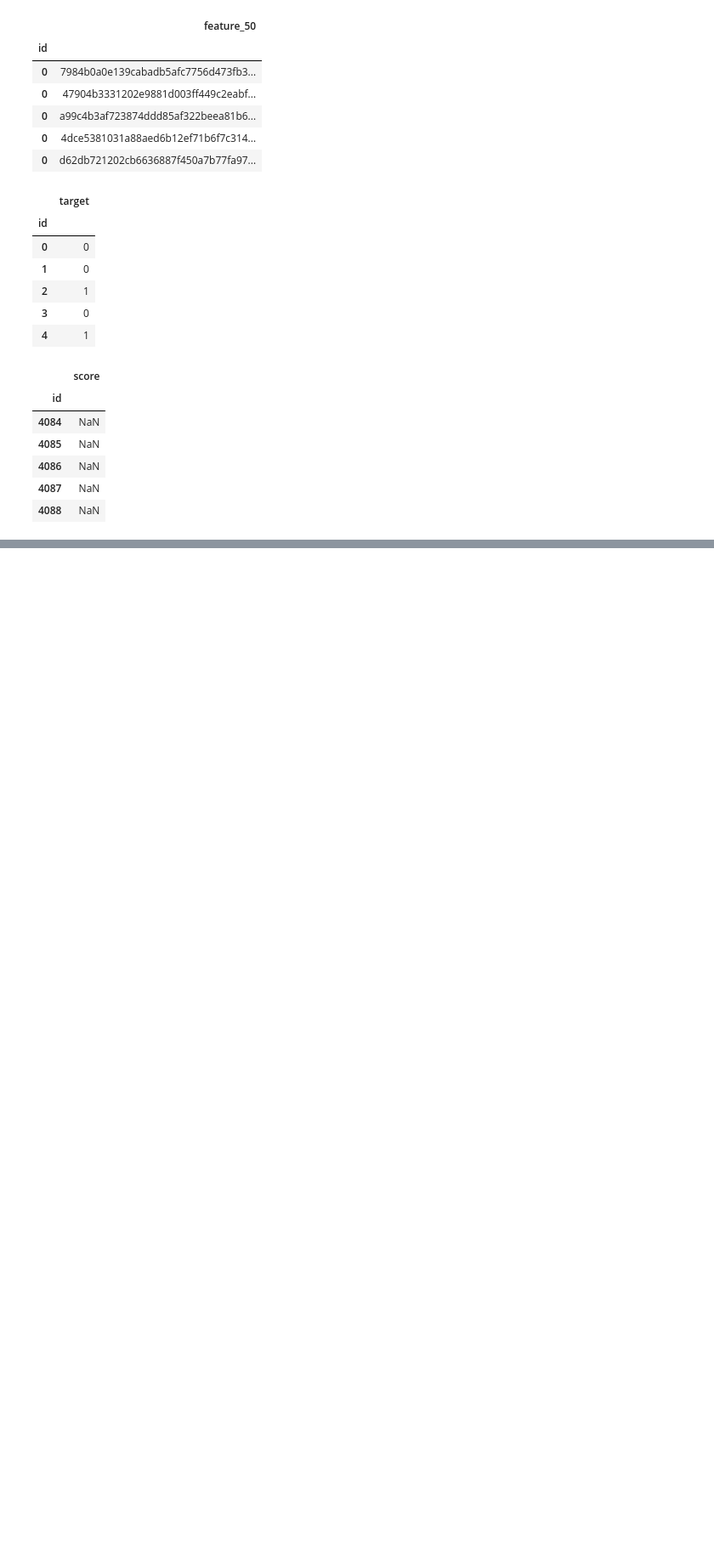
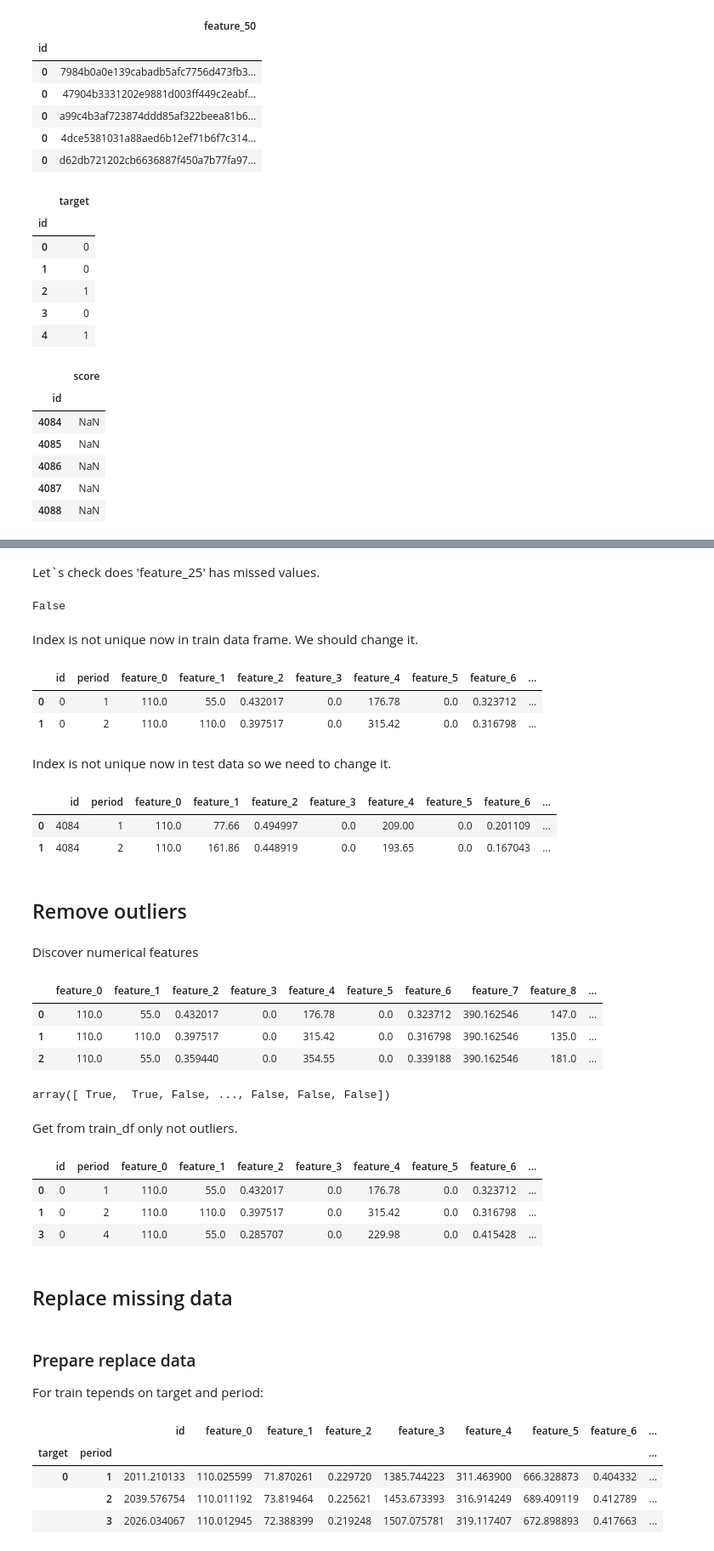
Before and after one commit to JavaStudentAlex/Kyivstar_big_data_school_trial_task, a Jupyter notebook: decision.ipynb, the cells around one changed output, grey strips where cells are left out. Shown at 85% size. Drawn from its saved outputs; the diff is of its cells as text; code cells hidden in the pictures; blank space fills up the shorter version.

```diff
--- a/decision.ipynb
+++ b/decision.ipynb
@@ -61,0 +129,69 @@ test_df.head()
+# %% [markdown]
+Let`s check does 'feature_25' has missed values.
+# %%
+features["feature_25"].isnull().any()
+# %% [output]
+False
+# %% [markdown]
+Index is not unique now in train data frame. We should change it.
+# %%
+train_df = train_df.reset_index()
+train_df.head(2)
+# %% [output]
+|  | id | period | feature_0 | feature_1 | feature_2 | feature_3 | feature_4 | feature_5 | feature_6 | ... |
+| 0 | 0 | 1 | 110.0 | 55.0 | 0.432017 | 0.0 | 176.78 | 0.0 | 0.323712 | ... |
+| 1 | 0 | 2 | 110.0 | 110.0 | 0.397517 | 0.0 | 315.42 | 0.0 | 0.316798 | ... |
+# %% [markdown]
+Index is not unique now in test data so we need to change it.
+# %%
+test_df = test_df.reset_index()
+test_df.head(2)
+# %% [output]
+|  | id | period | feature_0 | feature_1 | feature_2 | feature_3 | feature_4 | feature_5 | feature_6 | ... |
+| 0 | 4084 | 1 | 110.0 | 77.66 | 0.494997 | 0.0 | 209.00 | 0.0 | 0.201109 | ... |
+| 1 | 4084 | 2 | 110.0 | 161.86 | 0.448919 | 0.0 | 193.65 | 0.0 | 0.167043 | ... |
+# %% [markdown]
+## Remove outliers
+# %% [markdown]
+Discover numerical features
+# %%
+not_numerical_features = ["period", "feature_25", "id"]
+numerical_features = [feature for feature in features.columns if feature not in not_numerical_features]
+train_num_df = train_df[numerical_features]
+train_num_df = train_num_df.fillna(train_num_df.mean())
+train_num_df.head(3)
+# %% [output]
+|  | feature_0 | feature_1 | feature_2 | feature_3 | feature_4 | feature_5 | feature_6 | feature_7 | feature_8 | ... |
+| 0 | 110.0 | 55.0 | 0.432017 | 0.0 | 176.78 | 0.0 | 0.323712 | 390.162546 | 147.0 | ... |
+| 1 | 110.0 | 110.0 | 0.397517 | 0.0 | 315.42 | 0.0 | 0.316798 | 390.162546 | 135.0 | ... |
+| 2 | 110.0 | 55.0 | 0.359440 | 0.0 | 354.55 | 0.0 | 0.339188 | 390.162546 | 181.0 | ... |
+# %%
+res = np.abs(train_num_df - train_num_df.mean()) <= (3 * train_num_df.std())
+outliers_index = res.all(axis=1).values
+outliers_index
+# %% [output]
+array([ True,  True, False, ..., False, False, False])
+# %% [markdown]
+Get from train_df only not outliers.
+# %%
+train_df = train_df[outliers_index]
+train_df.head(3)
+# %% [output]
+|  | id | period | feature_0 | feature_1 | feature_2 | feature_3 | feature_4 | feature_5 | feature_6 | ... |
+| 0 | 0 | 1 | 110.0 | 55.0 | 0.432017 | 0.0 | 176.78 | 0.0 | 0.323712 | ... |
+| 1 | 0 | 2 | 110.0 | 110.0 | 0.397517 | 0.0 | 315.42 | 0.0 | 0.316798 | ... |
+| 3 | 0 | 4 | 110.0 | 55.0 | 0.285707 | 0.0 | 229.98 | 0.0 | 0.415428 | ... |
+# %% [markdown]
+## Replace missing data
+# %% [markdown]
+### Prepare replace data
+For train tepends on target and period:
+# %%
+train_mean_values = train_df.groupby(["target", "period"]).mean().fillna(0)
+train_mean_values.head(3)
+# %% [output]
+|  |  | id | feature_0 | feature_1 | feature_2 | feature_3 | feature_4 | feature_5 | feature_6 | ... |
+| target | period |  |  |  |  |  |  |  |  | ... |
+| 0 | 1 | 2011.210133 | 110.025599 | 71.870261 | 0.229720 | 1385.744223 | 311.463900 | 666.328873 | 0.404332 | ... |
+|  | 2 | 2039.576754 | 110.011192 | 73.819464 | 0.225621 | 1453.673393 | 316.914249 | 689.409119 | 0.412789 | ... |
+|  | 3 | 2026.034067 | 110.012945 | 72.388399 | 0.219248 | 1507.075781 | 319.117407 | 672.898893 | 0.417663 | ... |
```
Also changed, not shown: parts of 44 cells of this notebook.
